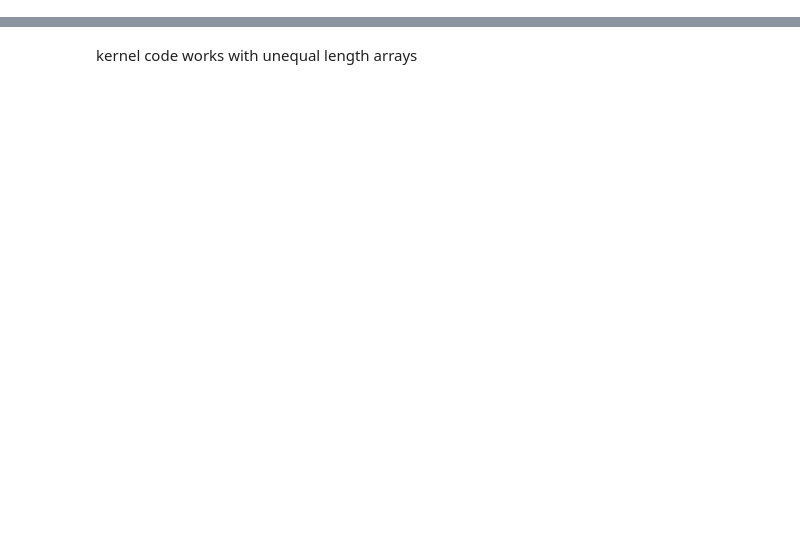
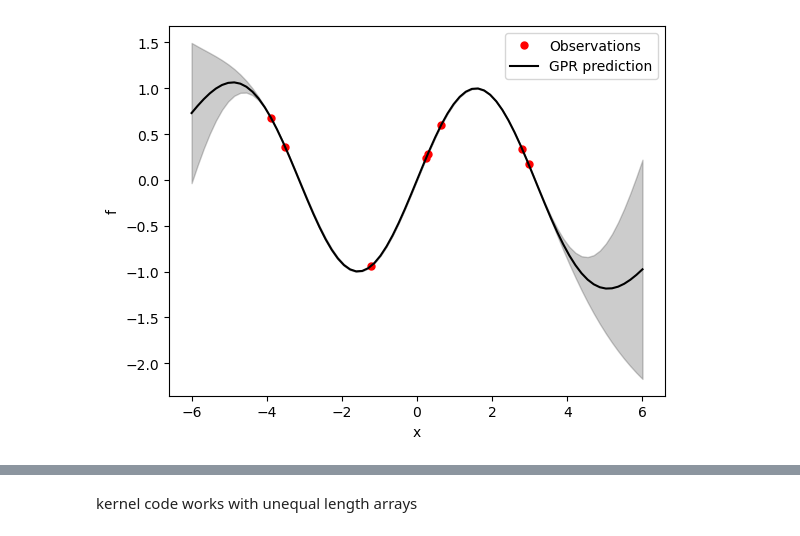
Before and after one commit to codinginrevolt/master_thesis, a Jupyter notebook: classes.ipynb, the cells around one changed output, grey strips where cells are left out. Saved outputs shown, nothing was run; the diff lists cells and outputs as text; code cells hidden in the pictures; blank space fills up the shorter version.

```diff
--- a/classes.ipynb
+++ b/classes.ipynb
@@ -0,0 +64,23 @@
+# %%
+from sklearn.gaussian_process import GaussianProcessRegressor
+from sklearn.gaussian_process.kernels import RBF
+
+# the squared exponential kernel is RBF kernel
+kernel = 1 * RBF(length_scale=1.0, length_scale_bounds=(1e-2, 1e2))
+
+gpr = GaussianProcessRegressor(kernel=kernel)
+# fit the model to the residuals
+gpr.fit(X1.reshape(-1, 1), y1.reshape(-1, 1))
+
+y2, sigma = gpr.predict(X2.reshape(-1,1), return_std=True)
+
+plt.figure()
+plt.plot(X1, y1, 'r.', markersize=10, label='Observations')
+plt.plot(X2, y2, '-', color='black', label='GPR prediction')
+plt.fill_between(X2.ravel(), y2 - 1.96 * sigma, y2 + 1.96 * sigma, alpha=0.2, color='k')
+plt.xlabel('x')
+plt.ylabel('f')
+plt.legend()
+plt.show()
+# %% [output]
+[figure, added]
```
Also changed, not shown: parts of 30 cells of this notebook.
